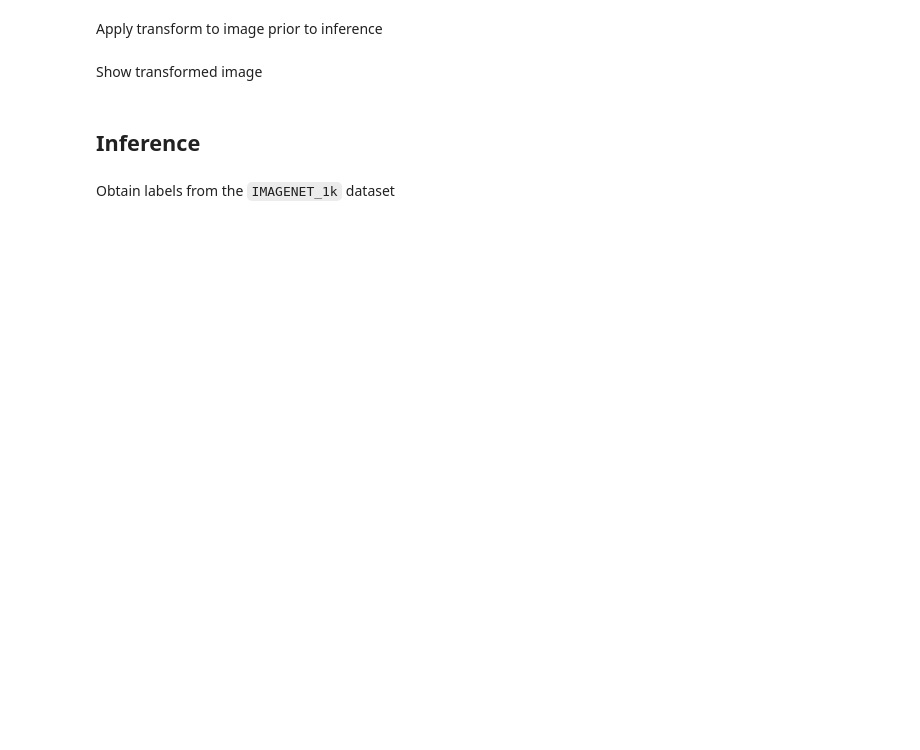
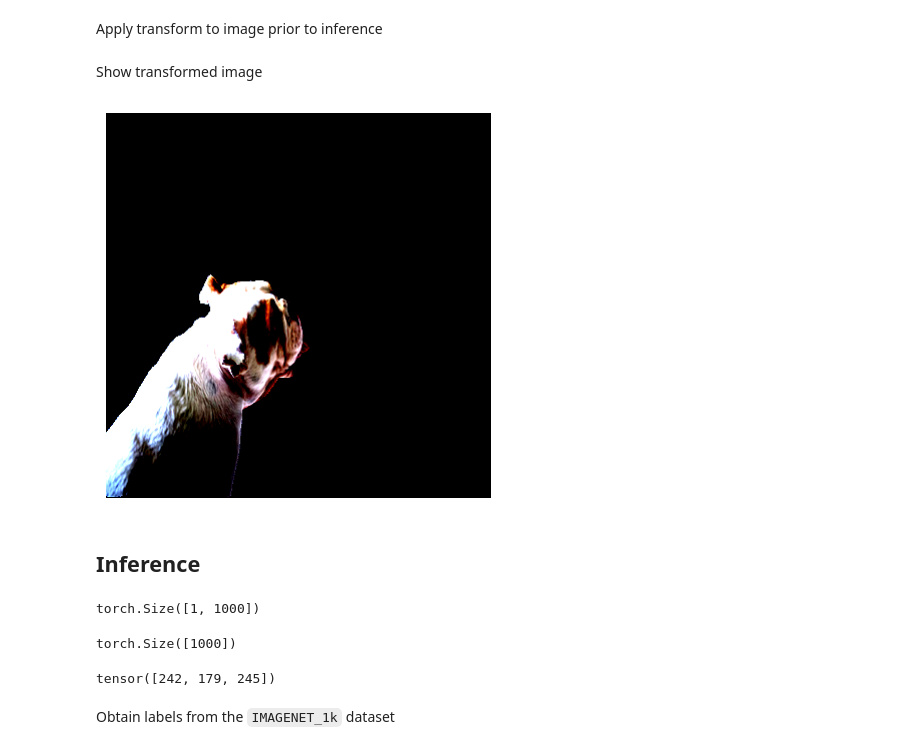
Before and after one commit to sergiogmad/Tinkering_SAM, a Jupyter notebook: tinkering-with-sam.ipynb, the cells around one changed output. Drawn from its saved outputs; the diff is of its cells as text; code cells hidden in the pictures; blank space fills up the shorter version.

```diff
--- a/tinkering-with-sam.ipynb
+++ b/tinkering-with-sam.ipynb
@@ -42,6 +42,5 @@ import requests
 # %%
-for dirname, _, filenames in os.walk('/kaggle/'):
+for dirname, _, filenames in os.walk('/kaggle/working/'):
     for filename in filenames:
-        print(os.path.join(dirname, filename))
+#         print(os.path.join(dirname, filename))
+        image_path = os.path.join(dirname, filename)
-# %%
-image_path = './images/dog.jpg'
@@ -200,21 +223,28 @@ Show transformed image
 # %%
 plt.figure(figsize=(5,5))
 plt.imshow(np.transpose(image_tensor, (1,2,0)))
-show_anns(masks2)
 plt.axis('off')
 plt.show()
+# %% [output]
+[figure, added]
 # %% [markdown]
 ## Inference
 # %%
 with torch.no_grad():
     output = cv_model(image_tensor.unsqueeze(0))
 output.shape
+# %% [output]
+torch.Size([1, 1000])
 # %%
 probabilities = torch.nn.functional.softmax(output[0], dim=0)
 probabilities.shape
+# %% [output]
+torch.Size([1000])
 # %%
 values, indices = torch.topk(probabilities, 3)
 indices
+# %% [output]
+tensor([242, 179, 245])
 # %% [markdown]
 Obtain labels from the `IMAGENET_1k` dataset
 # %%
```
Also changed, not shown: parts of 15 cells of this notebook.
